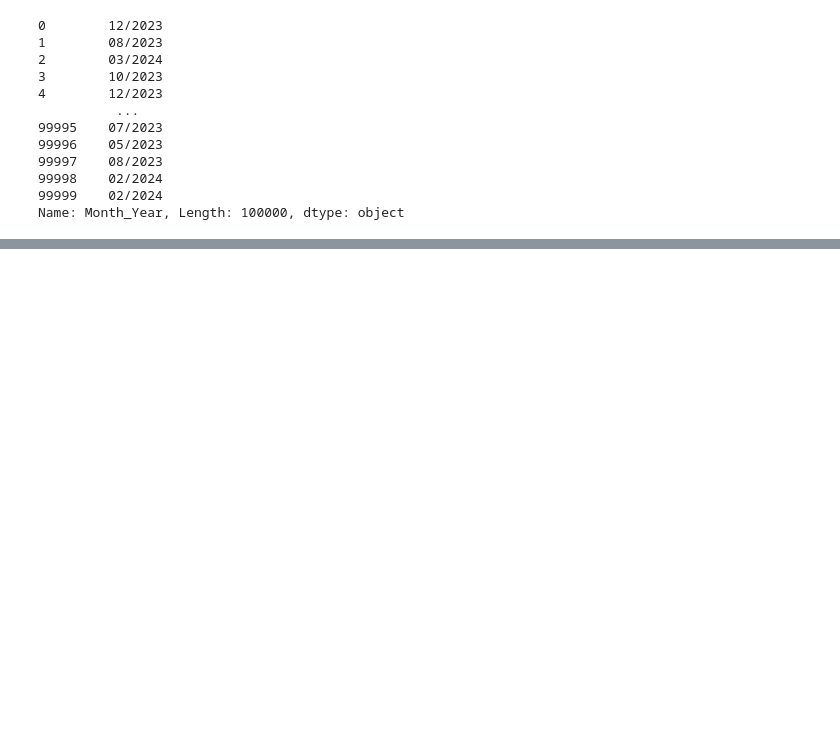
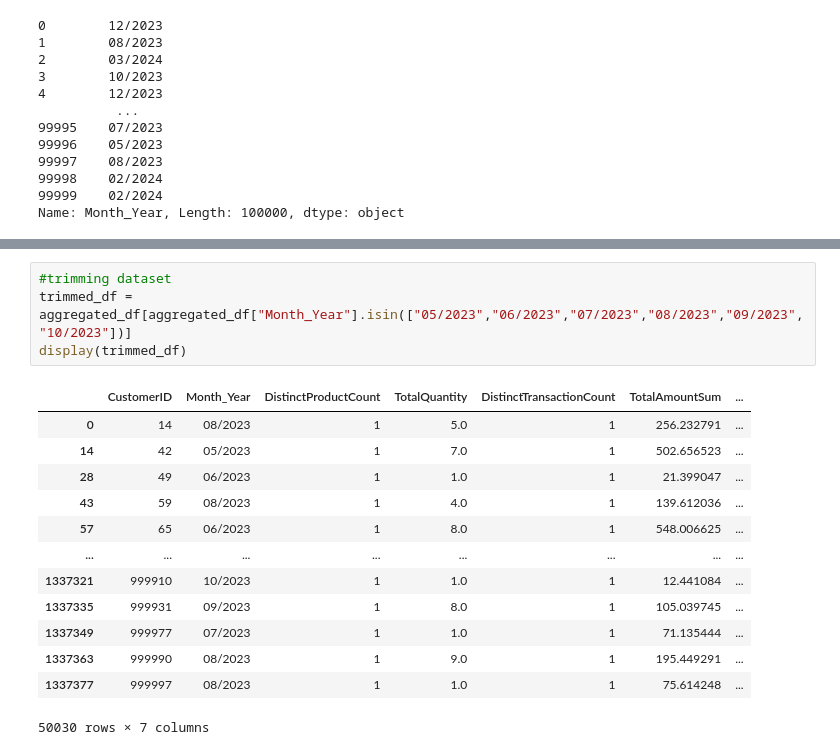
Before and after one commit to nicklambarth98/March-Machine-Learning-Madness-2025, a Jupyter notebook: retail-bayesian-hyperopt-test.ipynb, the cells around one changed output, grey strips where cells are left out. Saved outputs shown, nothing was run; the diff lists cells and outputs as text; blank space fills up the shorter version.

```diff
--- a/retail-bayesian-hyperopt-test.ipynb
+++ b/retail-bayesian-hyperopt-test.ipynb
@@ -127,0 +190,18 @@ Name: Month_Year, Length: 100000, dtype: object
+# %%
+#trimming dataset
+trimmed_df = aggregated_df[aggregated_df["Month_Year"].isin(["05/2023","06/2023","07/2023","08/2023","09/2023","10/2023"])]
+display(trimmed_df)
+# %% [output]
+|  | CustomerID | Month_Year | DistinctProductCount | TotalQuantity | DistinctTransactionCount | TotalAmountSum | ... |
+| 0 | 14 | 08/2023 | 1 | 5.0 | 1 | 256.232791 | ... |
+| 14 | 42 | 05/2023 | 1 | 7.0 | 1 | 502.656523 | ... |
+| 28 | 49 | 06/2023 | 1 | 1.0 | 1 | 21.399047 | ... |
+| 43 | 59 | 08/2023 | 1 | 4.0 | 1 | 139.612036 | ... |
+| 57 | 65 | 06/2023 | 1 | 8.0 | 1 | 548.006625 | ... |
+| ... | ... | ... | ... | ... | ... | ... | ... |
+| 1337321 | 999910 | 10/2023 | 1 | 1.0 | 1 | 12.441084 | ... |
+| 1337335 | 999931 | 09/2023 | 1 | 8.0 | 1 | 105.039745 | ... |
+| 1337349 | 999977 | 07/2023 | 1 | 1.0 | 1 | 71.135444 | ... |
+| 1337363 | 999990 | 08/2023 | 1 | 9.0 | 1 | 195.449291 | ... |
+| 1337377 | 999997 | 08/2023 | 1 | 1.0 | 1 | 75.614248 | ... |
+50030 rows × 7 columns
```
Also changed, not shown: parts of 29 cells of this notebook.
